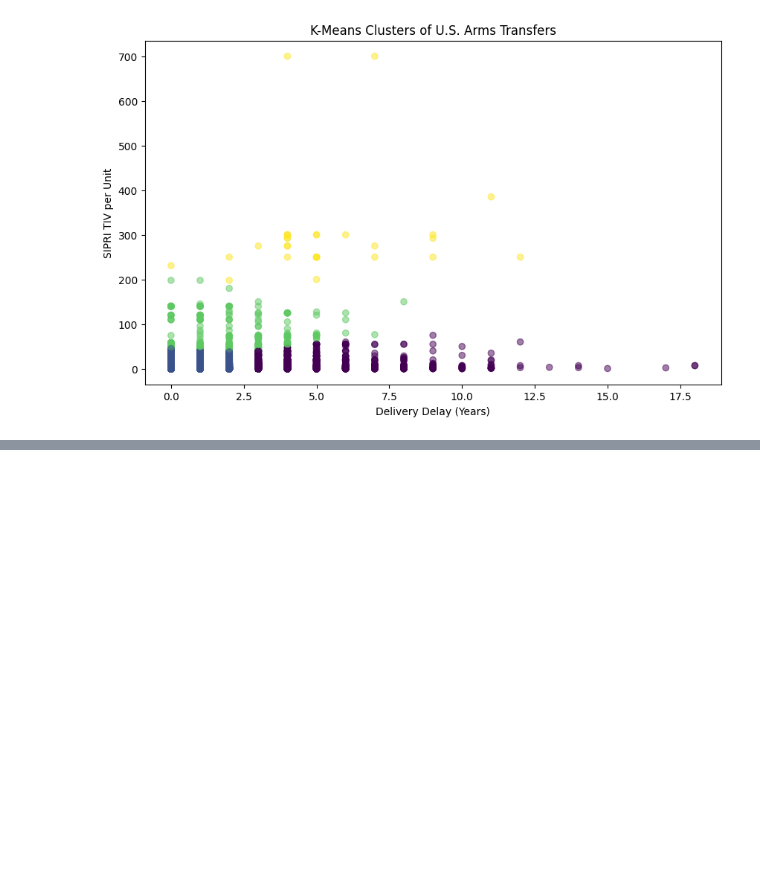
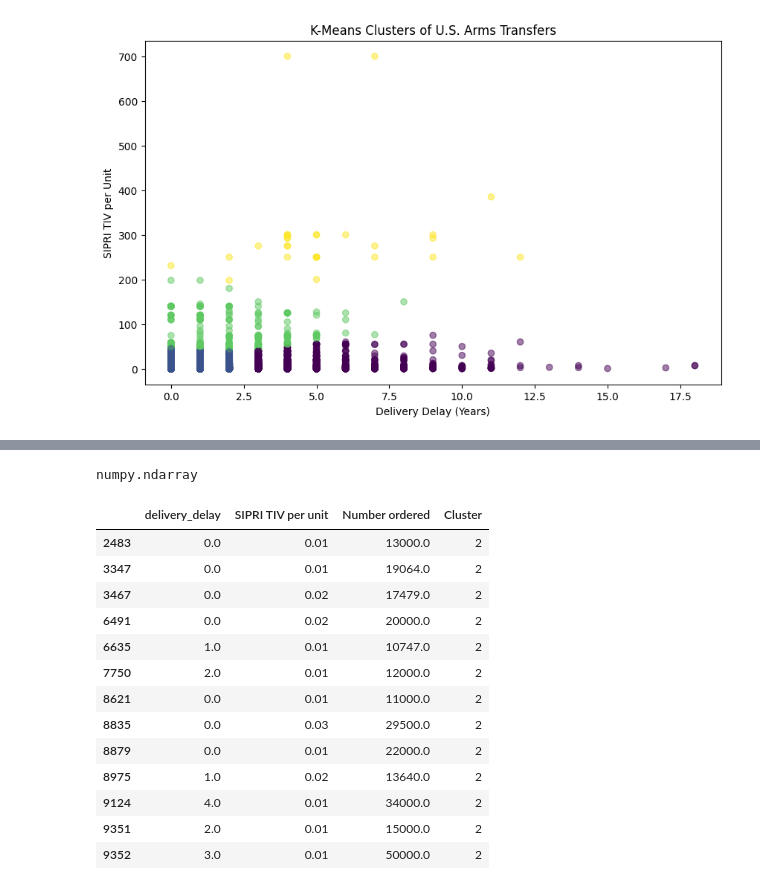
Before and after one commit to Requiessss/DATA-science-prj, a Jupyter notebook: Main_prj.ipynb, the cells around one changed output, grey strips where cells are left out. Drawn from its saved outputs; the diff is of its cells as text; code cells hidden in the pictures; blank space fills up the shorter version.

```diff
--- a/Main_prj.ipynb
+++ b/Main_prj.ipynb
@@ -772,0 +780,4 @@ plt.show()
+# %%
+type(scaled)
+# %% [output]
+numpy.ndarray
@@ -772,0 +794,17 @@ plt.show()
+# %%
+features[features["Cluster"] == 2]
+# %% [output]
+|  | delivery_delay | SIPRI TIV per unit | Number ordered | Cluster |
+| 2483 | 0.0 | 0.01 | 13000.0 | 2 |
+| 3347 | 0.0 | 0.01 | 19064.0 | 2 |
+| 3467 | 0.0 | 0.02 | 17479.0 | 2 |
+| 6491 | 0.0 | 0.02 | 20000.0 | 2 |
+| 6635 | 1.0 | 0.01 | 10747.0 | 2 |
+| 7750 | 2.0 | 0.01 | 12000.0 | 2 |
+| 8621 | 0.0 | 0.01 | 11000.0 | 2 |
+| 8835 | 0.0 | 0.03 | 29500.0 | 2 |
+| 8879 | 0.0 | 0.01 | 22000.0 | 2 |
+| 8975 | 1.0 | 0.02 | 13640.0 | 2 |
+| 9124 | 4.0 | 0.01 | 34000.0 | 2 |
+| 9351 | 2.0 | 0.01 | 15000.0 | 2 |
+| 9352 | 3.0 | 0.01 | 50000.0 | 2 |
```
Also changed, not shown: parts of 4 cells of this notebook.
